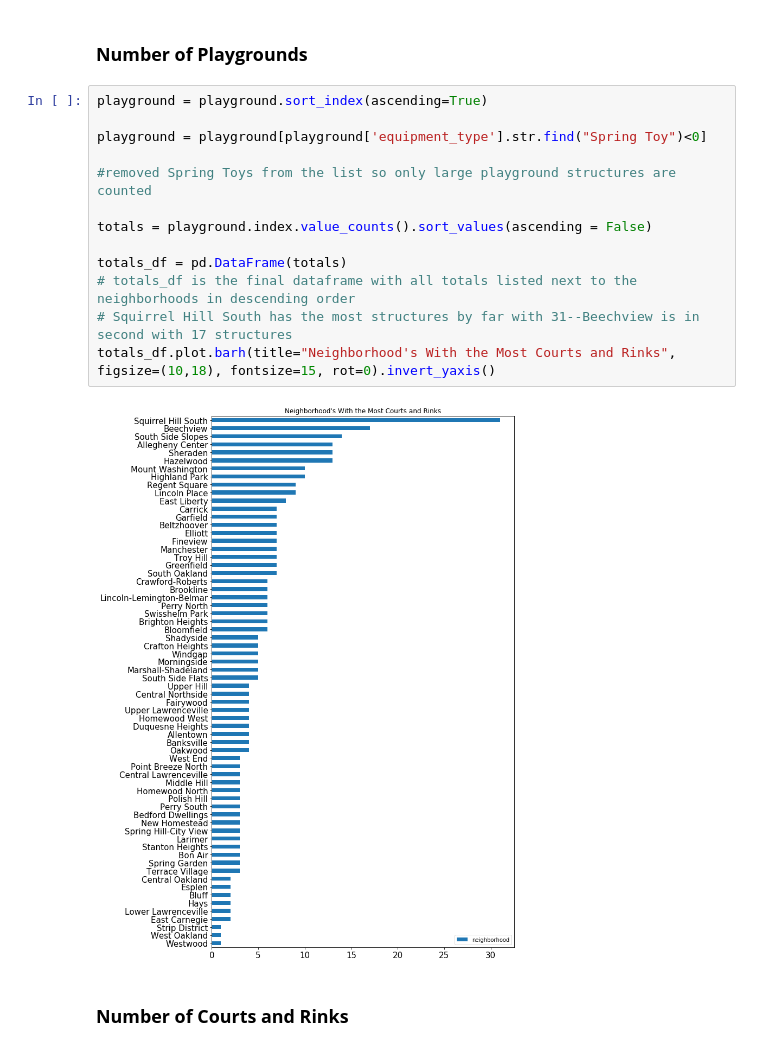
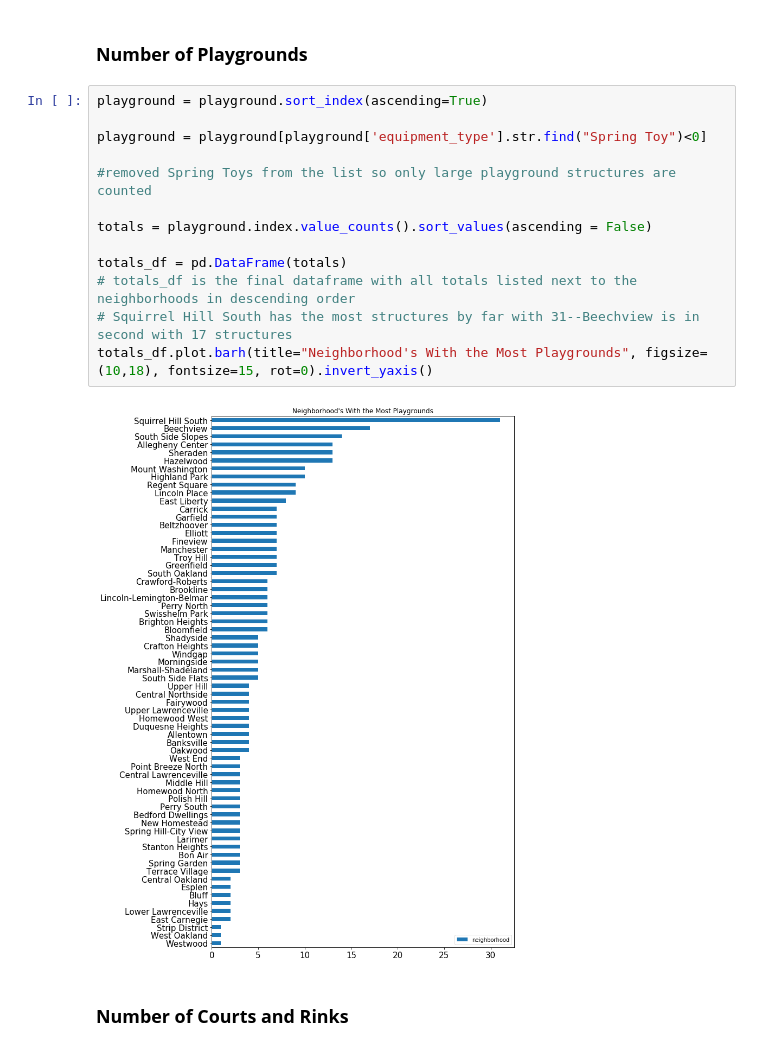
Before and after one commit to lucasz-hu/Big-Ideas-Final, a Jupyter notebook: final2.ipynb, the cells around one changed output. Drawn from its saved outputs; the diff is of its cells as text.

```diff
--- a/final2.ipynb
+++ b/final2.ipynb
@@ -52,18 +52,18 @@ childrenGraph = children.plot.barh(title="Neighborhoods With the Most Children",
 # %%
 playground = playground.sort_index(ascending=True)
 
 playground = playground[playground['equipment_type'].str.find("Spring Toy")<0]
 
 #removed Spring Toys from the list so only large playground structures are counted
 
 totals = playground.index.value_counts().sort_values(ascending = False)
 
 totals_df = pd.DataFrame(totals)
 # totals_df is the final dataframe with all totals listed next to the neighborhoods in descending order
 # Squirrel Hill South has the most structures by far with 31--Beechview is in second with 17 structures
-totals_df.plot.barh(title="Neighborhood's With the Most Courts and Rinks", figsize=(10,18), fontsize=15, rot=0).invert_yaxis()
+totals_df.plot.barh(title="Neighborhood's With the Most Playgrounds", figsize=(10,18), fontsize=15, rot=0).invert_yaxis()
 # %% [output]
-[figure, old version]
+[figure, new version]
 # %% [markdown]
 ### **Number of Courts and Rinks**
 # %%
```
